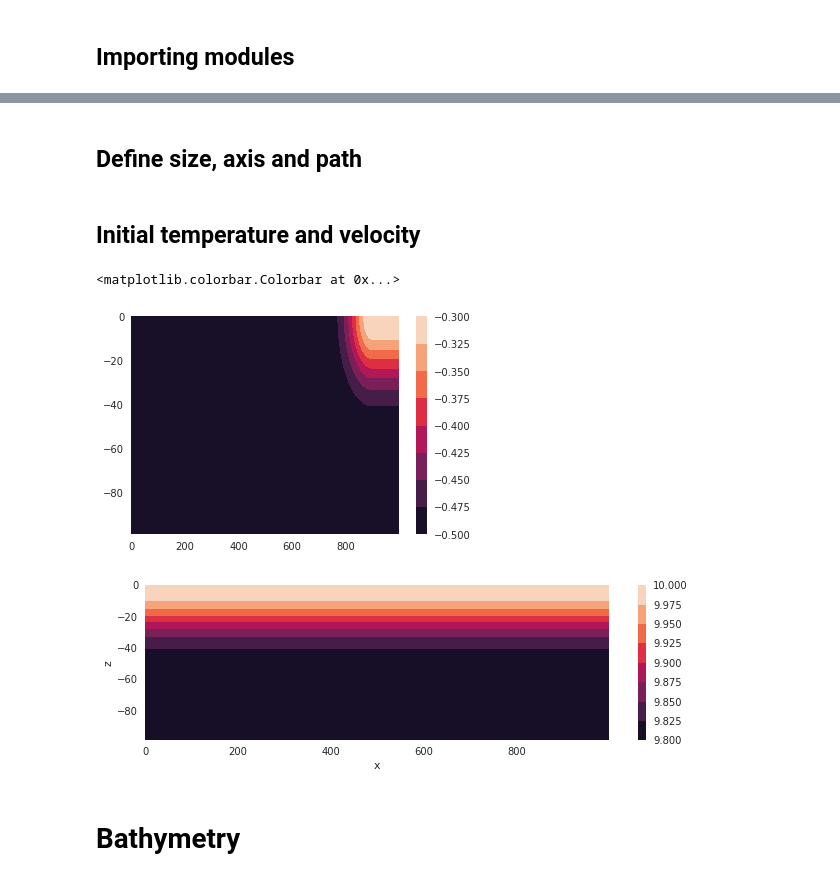
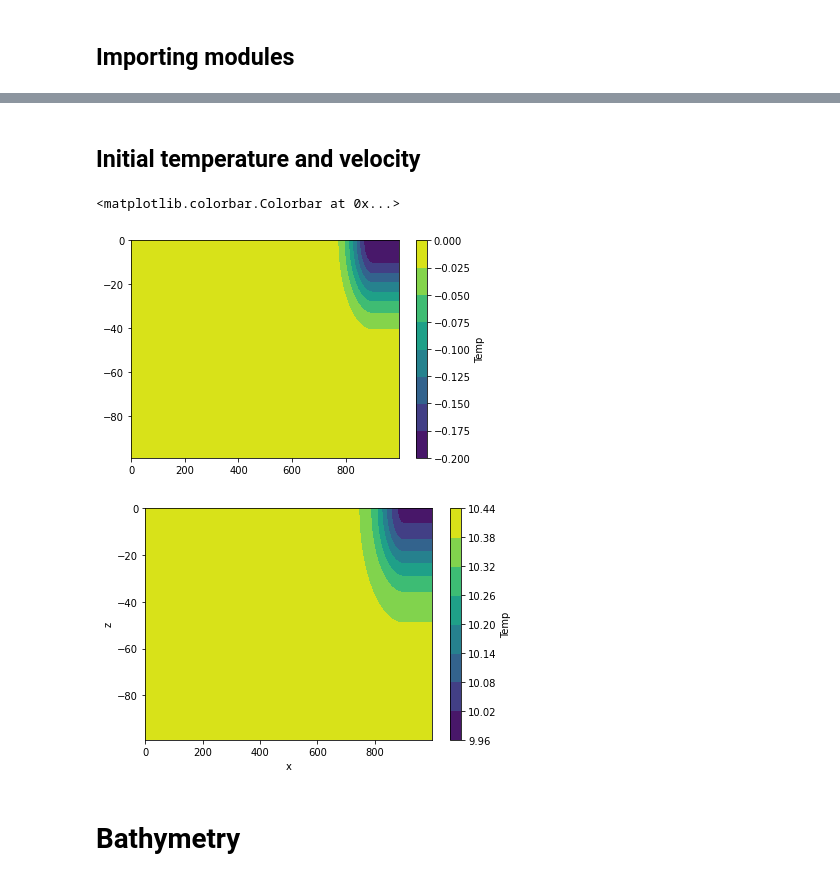
Before and after one commit to iuryt/MITgcm_plume, a Jupyter notebook: input/Initial-Conditions.ipynb, the cells around one changed output, grey strips where cells are left out. Drawn from its saved outputs; the diff is of its cells as text; code cells hidden in the pictures.

```diff
--- a/input/Initial-Conditions.ipynb
+++ b/input/Initial-Conditions.ipynb
@@ -27,2 +10,0 @@ def func(x,a,b,c,d):
-# %% [markdown]
-## Define size, axis and path
@@ -34,34 +17,30 @@ x,z = np.meshgrid(np.arange(0,nx),-np.arange(0,nr))
 # %% [markdown]
 ## Initial temperature and velocity
 # %%
-a = 0.2
+a = -0.2
 c = 20
 displace = 100
-u = a*np.exp(-((x-(nx-displace))**2)/(2*10*c**2) -((z-0)**2)/(2*c**2)) - 0.5
+u = a*np.exp(-((x-(nx-displace))**2)/(2*10*c**2) -((z-0)**2)/(2*c**2))
 u[:,-displace:] = u[:,-displace][:,None]
+# u[:,:-displace] = u[:,-displace][:,None]
 # %%
-plt.contourf(x,z,u)
-plt.colorbar()
+fig,ax = plt.subplots()
+C = ax.contourf(x,z,u)
+fig.colorbar(C,label='Temp')
 # %% [output]
 <matplotlib.colorbar.Colorbar at 0x...>
-[figure, old version]
+[figure, new version]
 # %%
-popt = [-0.1,-0.04,15,6.98]
-temp = func(x,*popt)
-temp = np.hstack([temp[:,:nx//2],temp[:,:nx//2][:,::-1]])
+temp = u.copy()
+# temp[:,:-displace] = temp[:,-displace][:,None]
+temp = (temp-temp.min())*2 + 10
 
-temp = U.copy()
-temp[:,:-displace] = temp[:,-displace][:,None]
-temp = temp-temp.max() + 10
 
-sns.set()
-
-fig,ax = plt.subplots(figsize=(9,3))
+fig,ax = plt.subplots()
 
 C = ax.contourf(x,z,temp)
 _ = ax.set(xlabel='x',ylabel='z')
-fig.colorbar(C)
+fig.colorbar(C,label='Temp')
 fig.tight_layout()
-# fig.savefig('../img/temp.png',bbox='tight',dpi=600)
 # %% [output]
-[figure, old version]
+[figure, new version]
```
Also changed, not shown: parts of 10 cells of this notebook, 3 other files.
